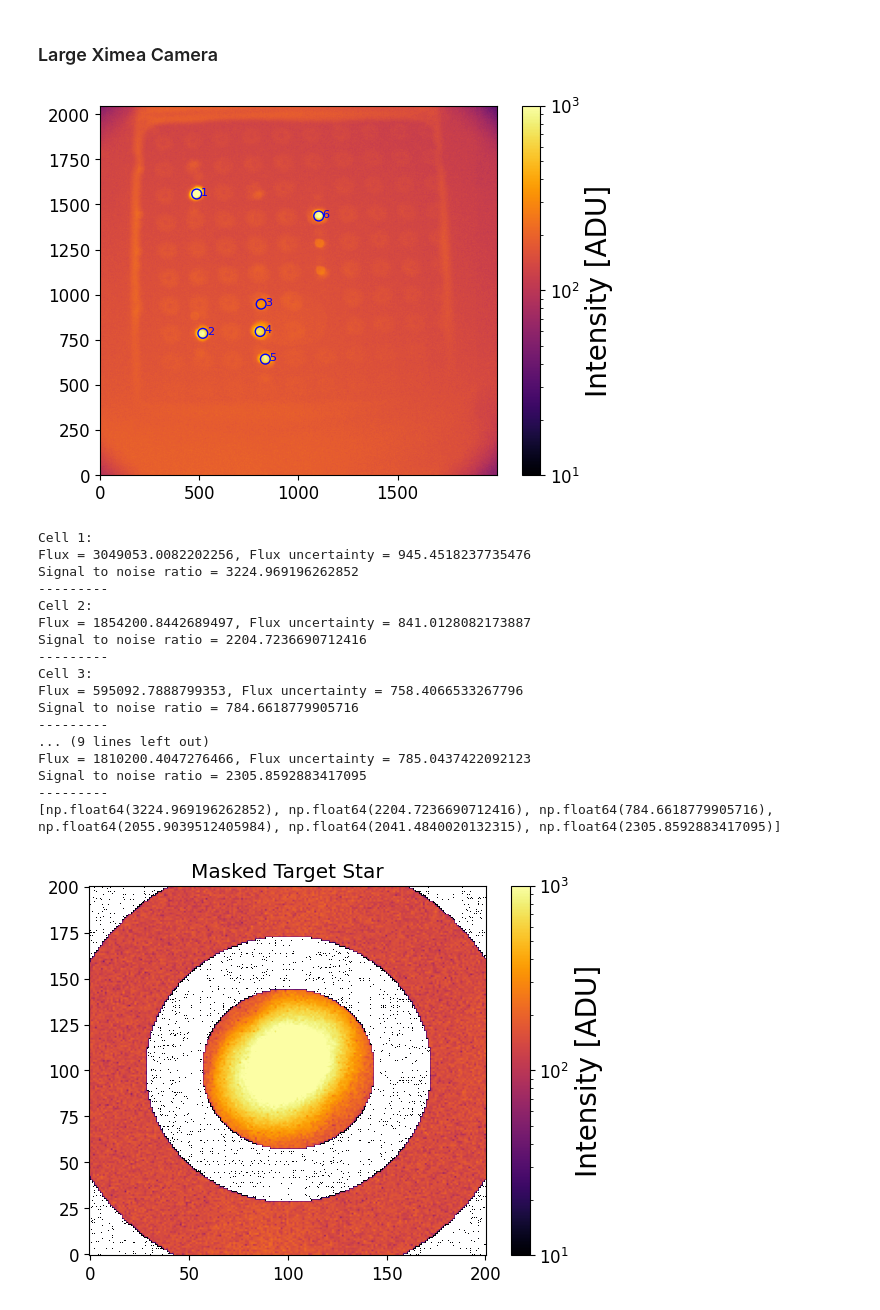
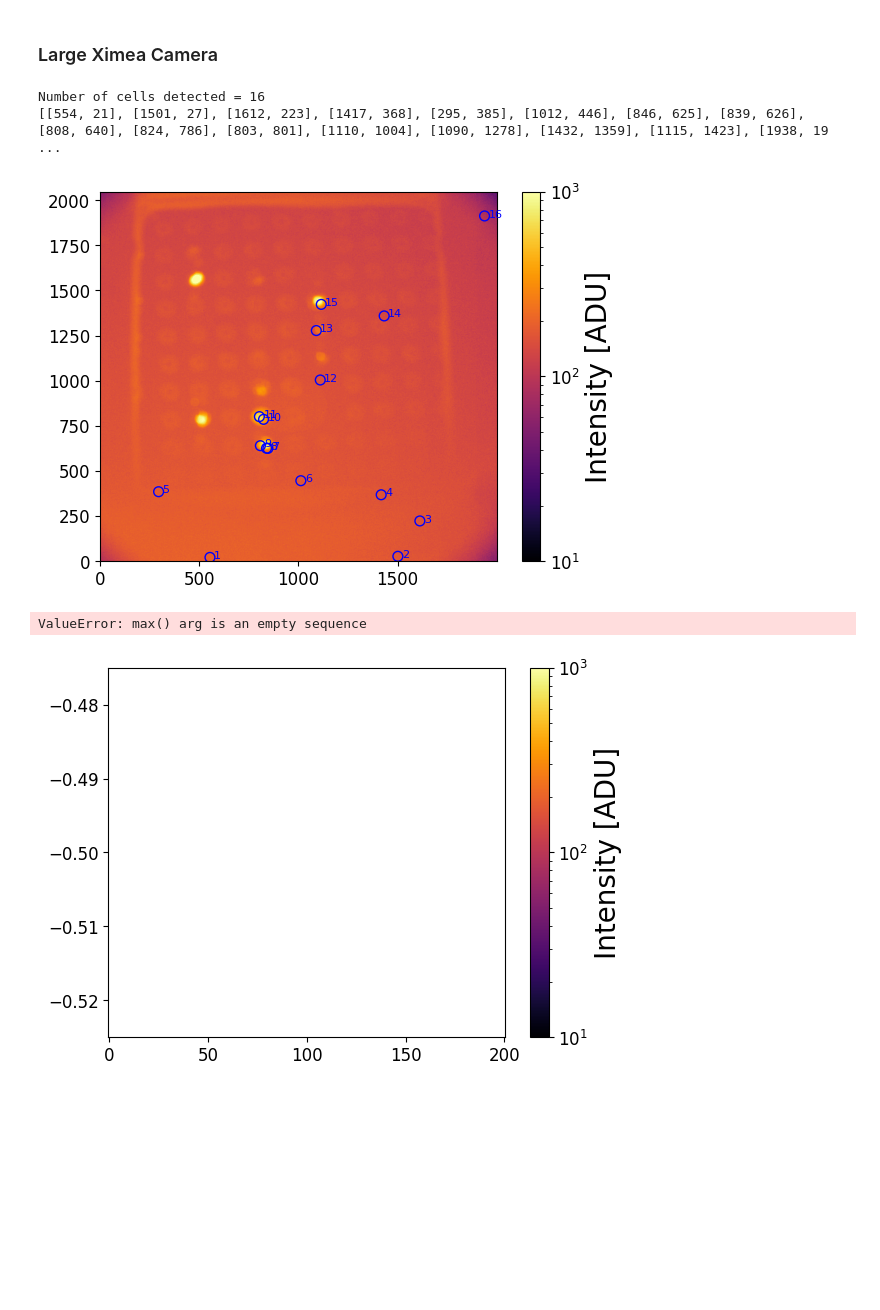
Before and after one commit to lukezhang01/Olfactory-Device, a Jupyter notebook: code/auto_detection_with_SNR.ipynb, the cells around one changed output. Cells and saved outputs as stored; diff of their text form; code cells hidden in the pictures; blank space fills up the shorter version.

```diff
--- a/code/auto_detection_with_SNR.ipynb
+++ b/code/auto_detection_with_SNR.ipynb
@@ -487,12 +485,14 @@ vmax = 1000
 boxsize = 40
 
 data = open_fits_file(image_path)
-# coords = cell_finder(data, threshold = threshold, fwhm = 0.08, x_min = 0, x_max = 2000, y_min = 0, y_max = 2000, min_size=10, max_intensity=900)
-# print(coords)
-coords = [[487, 1558], [518, 786], [812, 948], [807, 796], [833, 643], [1102, 1436]]
+coords = cell_finder(data, threshold = threshold, fwhm = 0.08, x_min = 0, x_max = 2000, y_min = 0, y_max = 2000, min_size=10, max_intensity=900)
+print(coords)
+# coords = [[487, 1558], [518, 786], [812, 948], [807, 796], [833, 643], [1102, 1436]]
 show_cells(data, coords, vmin = vmin, vmax = vmax)
 # %% [output]
+Number of cells detected = 16
+[[554, 21], [1501, 27], [1612, 223], [1417, 368], [295, 385], [1012, 446], [846, 625], [839, 626], [808, 640], [824, 786], [803, 801], [1110, 1004], [1090, 1278], [1432, 1359], [1115, 1423], [1938, 19 ...
-[figure, old version]
+[figure, new version]
 # %%
 fluxes = []
 uncertainties = []
@@ -504,7 +504,7 @@ for i in coords:
     x_coord, y_coord = i
 
     sub_im = sub_image(x_coord, y_coord, data, boxsize)
-    # show_data(sub_im, vmin = vmin, vmax = vmax)
+    show_data(sub_im, vmin = vmin, vmax = vmax)
     stacks, center_coords = find_exact_center(sub_im)
 
     cent_x_coord, cent_y_coord = center_coords - boxsize + i
@@ -512,48 +512,32 @@ for i in coords:
     std_rad = std_radius(stacks, center_coords, boxsize)
 
     view_aperture_annulus(cent_sub_img, std_rad, vmin = vmin, vmax = vmax)
 
     flux = flux_calc(cent_sub_img, std_rad)
     flux_unc = flux_uncertainty(cent_sub_img, std_rad, flux)
 
     # if flux <= 0 or np.isnan(flux):
     #     print(f'Flux = {flux}, count = {count}')
     #     show_data(cent_sub_img, vmin = vmin, vmax = vmax)
     #     view_aperture_annulus(cent_sub_img, std_rad, vmin = vmin, vmax = vmax)
 
     # if flux_unc <= 0 or np.isnan(flux_unc):
     #     print(f'Flux uncertainty = {flux_unc}, count = {count}')
     #     show_data(cent_sub_img, vmin = vmin, vmax = vmax)
     #     view_aperture_annulus(cent_sub_img, std_rad, vmin = vmin, vmax = vmax)
 
 
     s2n = signal_to_noise(flux, flux_unc)
     fluxes.append(flux)
     uncertainties.append(flux_unc)
     s2n_ratios.append(s2n)
     print(f'Cell {count}:')
     print(f'Flux = {flux}, Flux uncertainty = {flux_unc}')
     print(f'Signal to noise ratio = {s2n}')
     print('---------')
     count += 1
 
 print(s2n_ratios)
 # %% [output]
-Cell 1:
-Flux = 3049053.0082202256, Flux uncertainty = 945.4518237735476
-Signal to noise ratio = 3224.969196262852
----------
-Cell 2:
-Flux = 1854200.8442689497, Flux uncertainty = 841.0128082173887
-Signal to noise ratio = 2204.7236690712416
----------
-Cell 3:
-Flux = 595092.7888799353, Flux uncertainty = 758.4066533267796
-Signal to noise ratio = 784.6618779905716
----------
-... (9 lines left out)
-Flux = 1810200.4047276466, Flux uncertainty = 785.0437422092123
-Signal to noise ratio = 2305.8592883417095
----------
-[np.float64(3224.969196262852), np.float64(2204.7236690712416), np.float64(784.6618779905716), np.float64(2055.9039512405984), np.float64(2041.4840020132315), np.float64(2305.8592883417095)]
+ValueError: max() arg is an empty sequence
-[figure, old version]
+[figure, new version]
```
Also changed, not shown: parts of 2 cells of this notebook.
